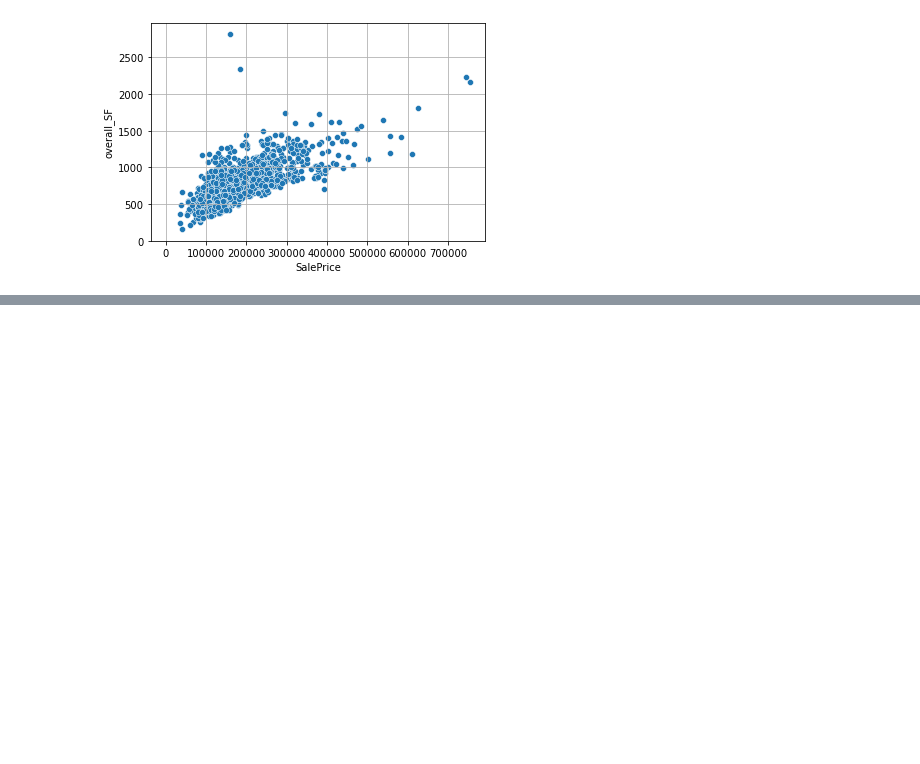
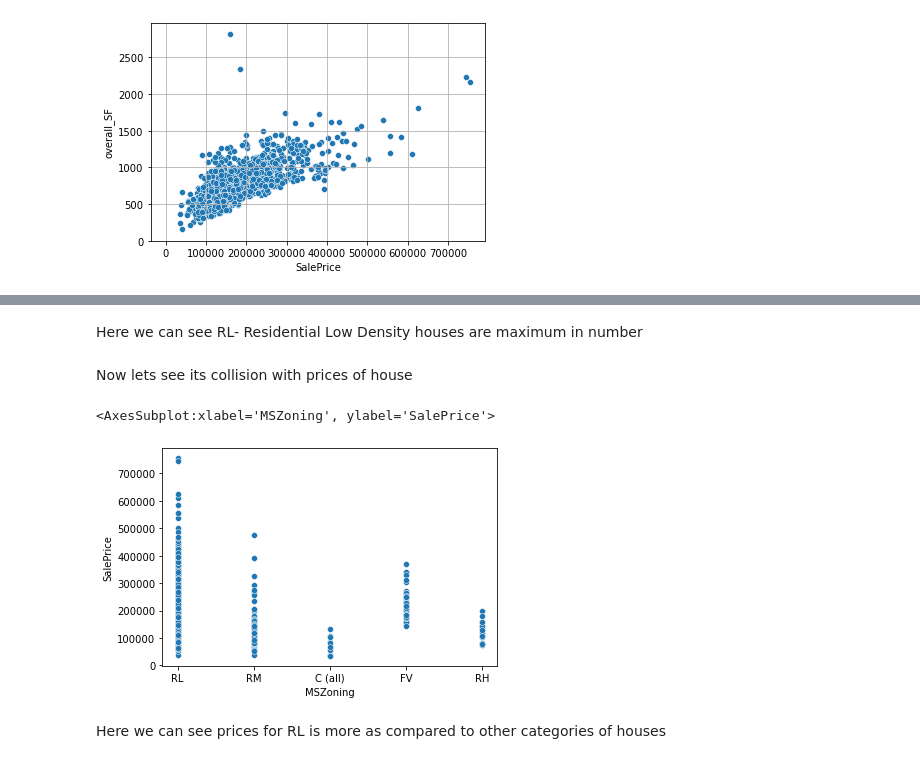
Before and after one commit to tosif91/machine_learning, a Jupyter notebook: basics/EDA_housing.ipynb, the cells around one changed output, grey strips where cells are left out. Saved outputs shown, nothing was run; the diff lists cells and outputs as text; code cells hidden in the pictures; blank space fills up the shorter version.

```diff
--- a/basics/EDA_housing.ipynb
+++ b/basics/EDA_housing.ipynb
@@ -159,0 +188,11 @@ sns.scatterplot(df.SalePrice, df.overall_SF,data=df)
+# %% [markdown]
+Here we can see RL- Residential Low Density houses are maximum in number
+# %% [markdown]
+Now lets see its collision with prices of house
+# %%
+sns.scatterplot(x='MSZoning',y='SalePrice',data=df)
+# %% [output]
+<AxesSubplot:xlabel='MSZoning', ylabel='SalePrice'>
+[figure, added]
+# %% [markdown]
+Here we can see prices for RL is more as compared to other categories of houses
```
Also changed, not shown: parts of 7 cells of this notebook.
